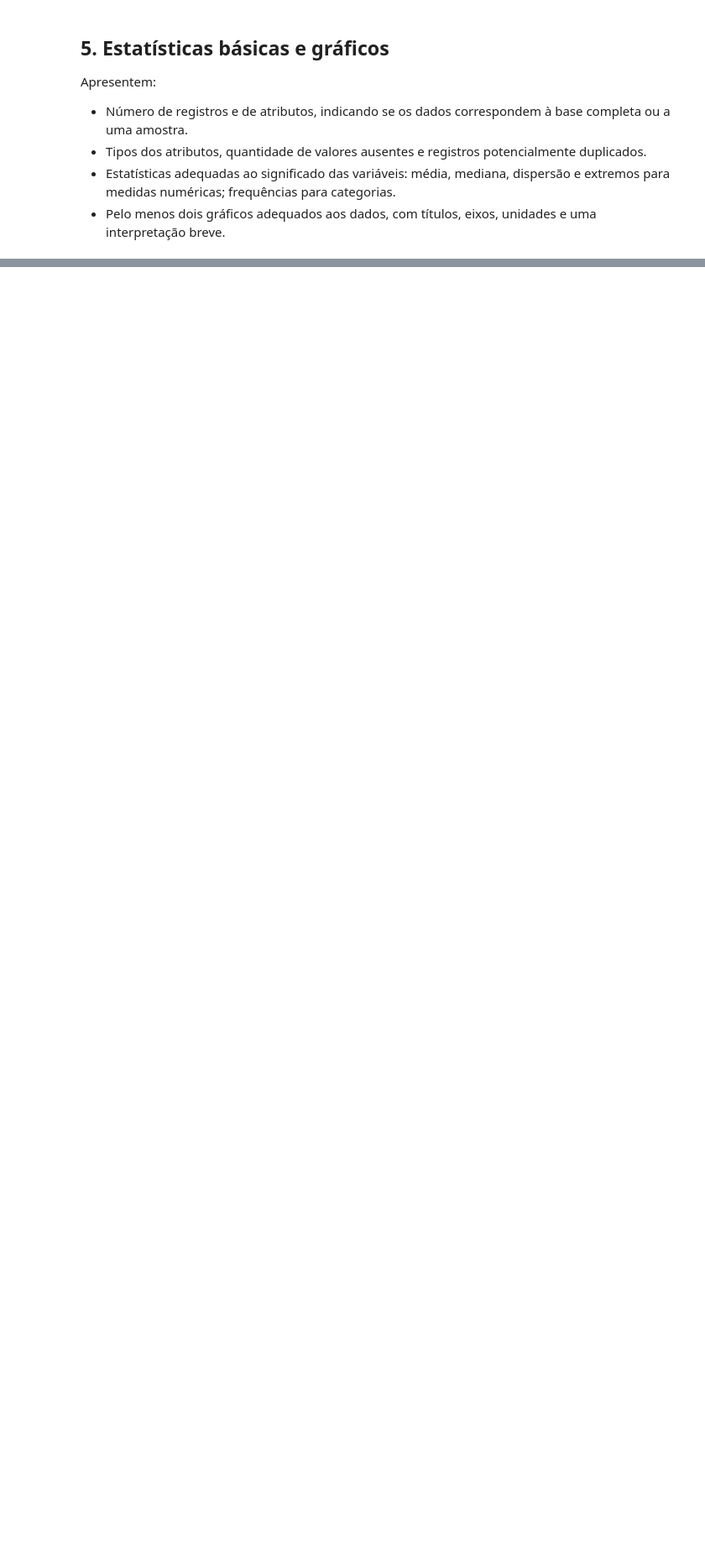
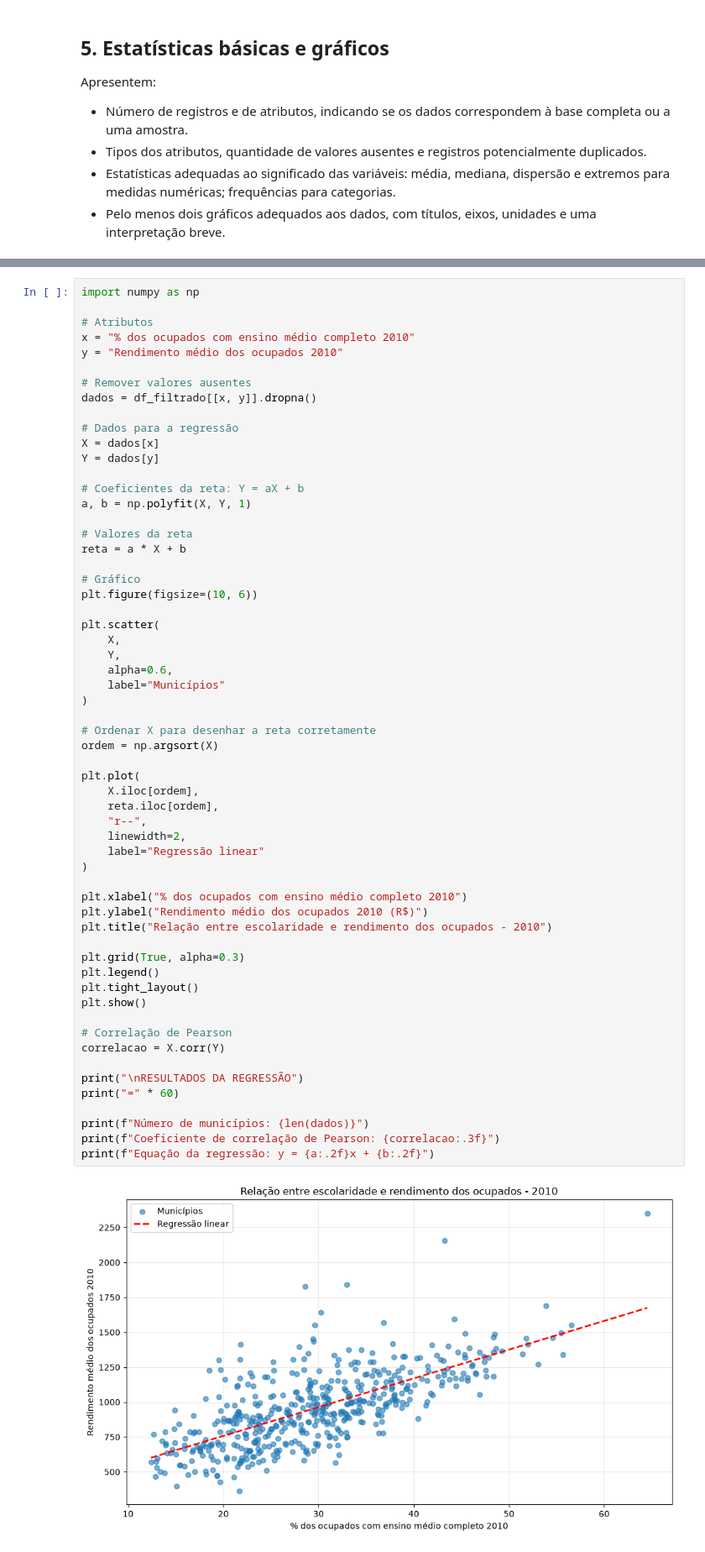
Before and after one commit to valandro/ufrgs-spec-ai, a Jupyter notebook: AI001-analise-visualizacao-dados/educacao/notebook/atividade01_PIB_RS_Municipal_X_Escolaridade_Elizabeth_Lucas_Mike.ipynb, the cells around one changed output, grey strips where cells are left out. Shown at 84% size. Drawn from its saved outputs; the diff is of its cells as text; blank space fills up the shorter version.

```diff
--- a/AI001-analise-visualizacao-dados/educacao/notebook/atividade01_PIB_RS_Municipal_X_Escolaridade_Elizabeth_Lucas_Mike.ipynb
+++ b/AI001-analise-visualizacao-dados/educacao/notebook/atividade01_PIB_RS_Municipal_X_Escolaridade_Elizabeth_Lucas_Mike.ipynb
@@ -99,0 +399,61 @@ Apresentem:
+# %%
+import numpy as np
+
+# Atributos
+x = "% dos ocupados com ensino médio completo 2010"
+y = "Rendimento médio dos ocupados 2010"
+
+# Remover valores ausentes
+dados = df_filtrado[[x, y]].dropna()
+
+# Dados para a regressão
+X = dados[x]
+Y = dados[y]
+
+# Coeficientes da reta: Y = aX + b
+a, b = np.polyfit(X, Y, 1)
+
+# Valores da reta
+reta = a * X + b
+
+# Gráfico
+plt.figure(figsize=(10, 6))
+
+plt.scatter(
+    X,
+    Y,
+    alpha=0.6,
+    label="Municípios"
+)
+
+# Ordenar X para desenhar a reta corretamente
+ordem = np.argsort(X)
+
+plt.plot(
+    X.iloc[ordem],
+    reta.iloc[ordem],
+    "r--",
+    linewidth=2,
+    label="Regressão linear"
+)
+
+plt.xlabel("% dos ocupados com ensino médio completo 2010")
+plt.ylabel("Rendimento médio dos ocupados 2010 (R$)")
+plt.title("Relação entre escolaridade e rendimento dos ocupados - 2010")
+
+plt.grid(True, alpha=0.3)
+plt.legend()
+plt.tight_layout()
+plt.show()
+
+# Correlação de Pearson
+correlacao = X.corr(Y)
+
+print("\nRESULTADOS DA REGRESSÃO")
+print("=" * 60)
+
+print(f"Número de municípios: {len(dados)}")
+print(f"Coeficiente de correlação de Pearson: {correlacao:.3f}")
+print(f"Equação da regressão: y = {a:.2f}x + {b:.2f}")
+# %% [output]
+[figure, added]
```
Also changed, not shown: parts of 11 cells of this notebook.
